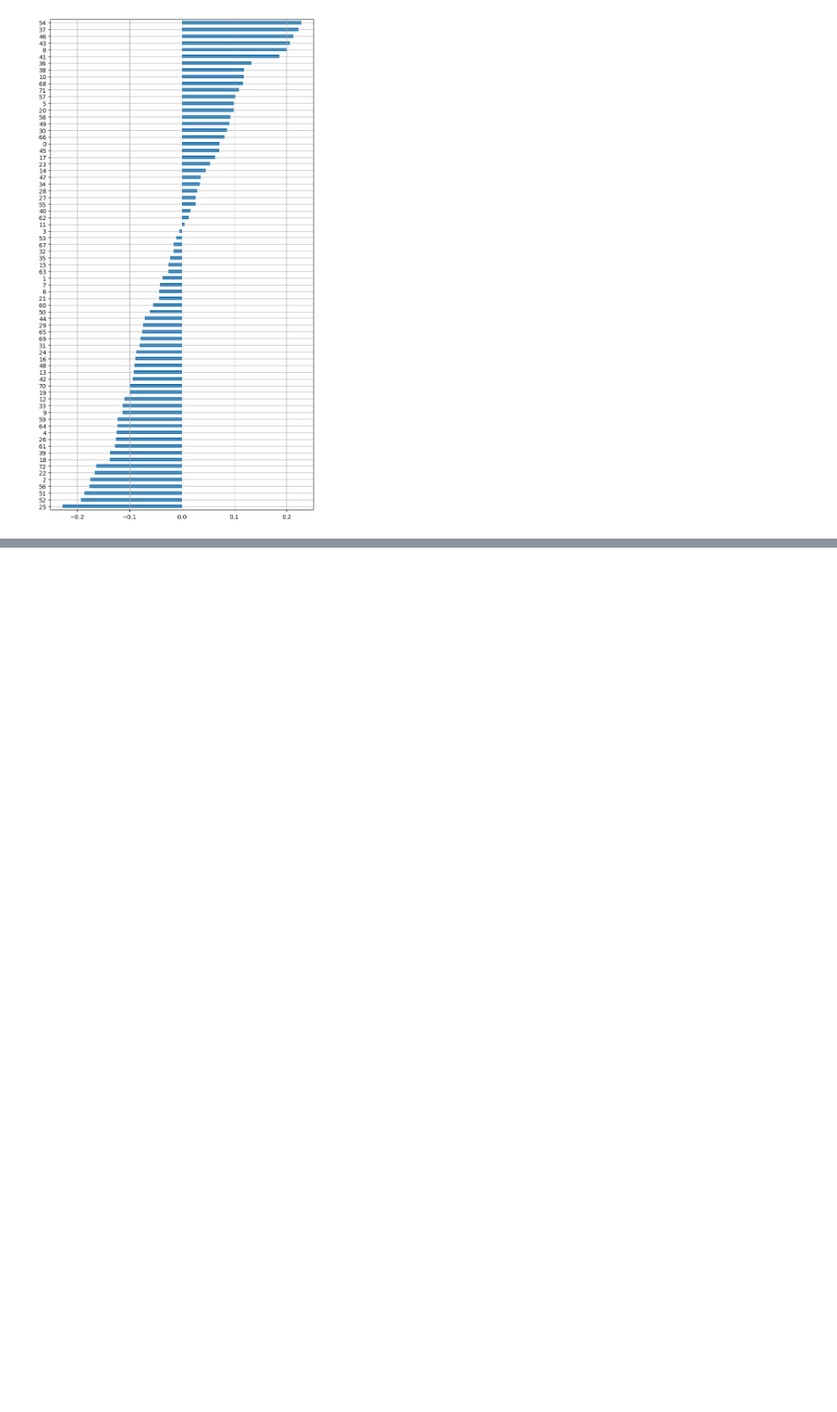
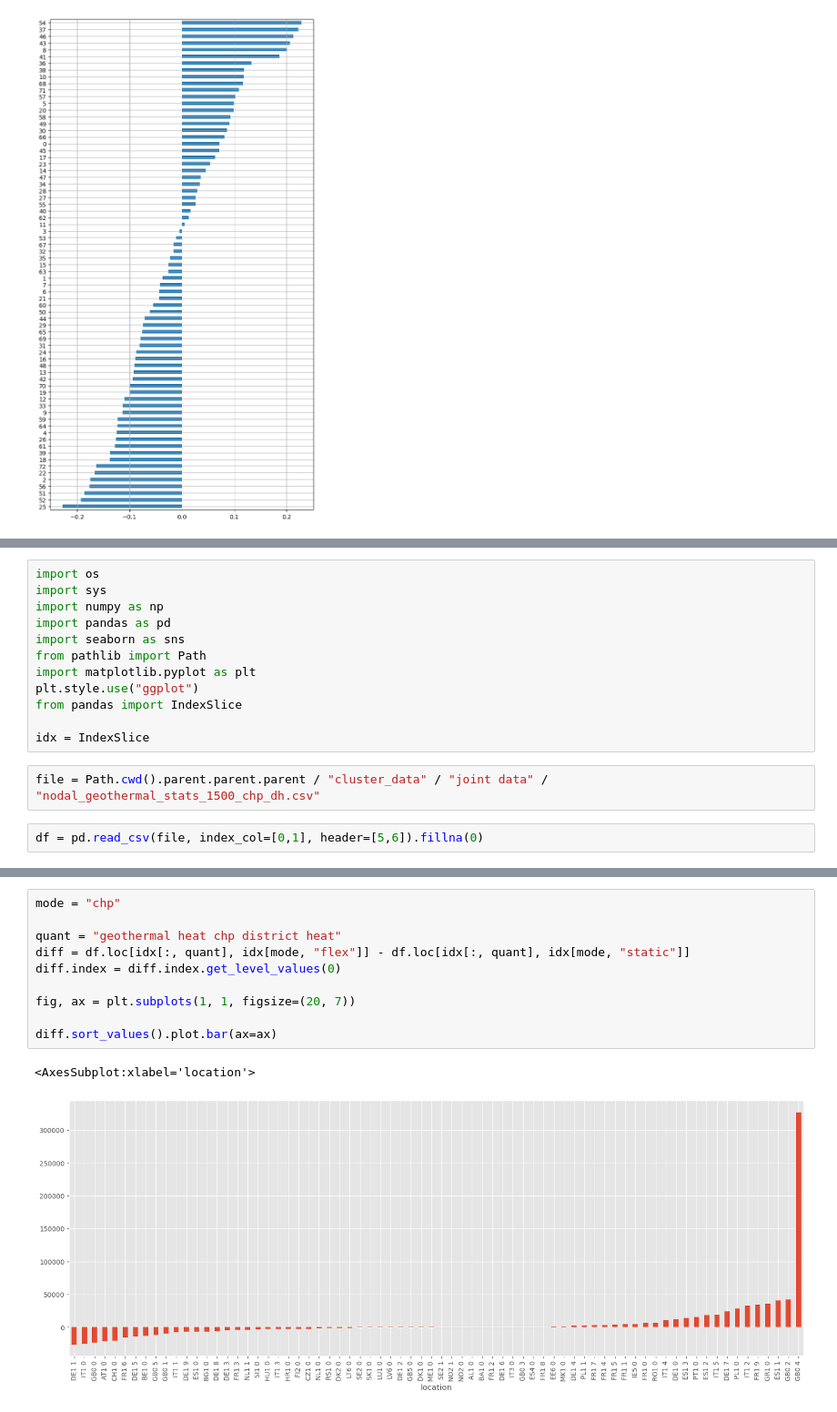
Before and after one commit to LukasFrankenQ/egs_market_integration, a Jupyter notebook: notebooks/machine_learning_plots.ipynb, the cells around one changed output, grey strips where cells are left out. Shown: that part at 91% size. Saved outputs shown, nothing was run; the diff lists cells and outputs as text; blank space fills up the shorter version.

```diff
--- a/notebooks/machine_learning_plots.ipynb
+++ b/notebooks/machine_learning_plots.ipynb
@@ -89,0 +92,16 @@ plt.show()
+# %%
+import os
+import sys
+import numpy as np
+import pandas as pd
+import seaborn as sns
+from pathlib import Path
+import matplotlib.pyplot as plt
+plt.style.use("ggplot")
+from pandas import IndexSlice
+
+idx = IndexSlice
+# %%
+file = Path.cwd().parent.parent.parent / "cluster_data" / "joint data" / "nodal_geothermal_stats_1500_chp_dh.csv"
+# %%
+df = pd.read_csv(file, index_col=[0,1], header=[5,6]).fillna(0)
@@ -89,0 +221,13 @@ plt.show()
+# %%
+mode = "chp"
+
+quant = "geothermal heat chp district heat"
+diff = df.loc[idx[:, quant], idx[mode, "flex"]] - df.loc[idx[:, quant], idx[mode, "static"]]
+diff.index = diff.index.get_level_values(0)
+
+fig, ax = plt.subplots(1, 1, figsize=(20, 7))
+
+diff.sort_values().plot.bar(ax=ax)
+# %% [output]
+<AxesSubplot:xlabel='location'>
+[figure, added]
```
Also changed, not shown: parts of 6 cells of this notebook.
